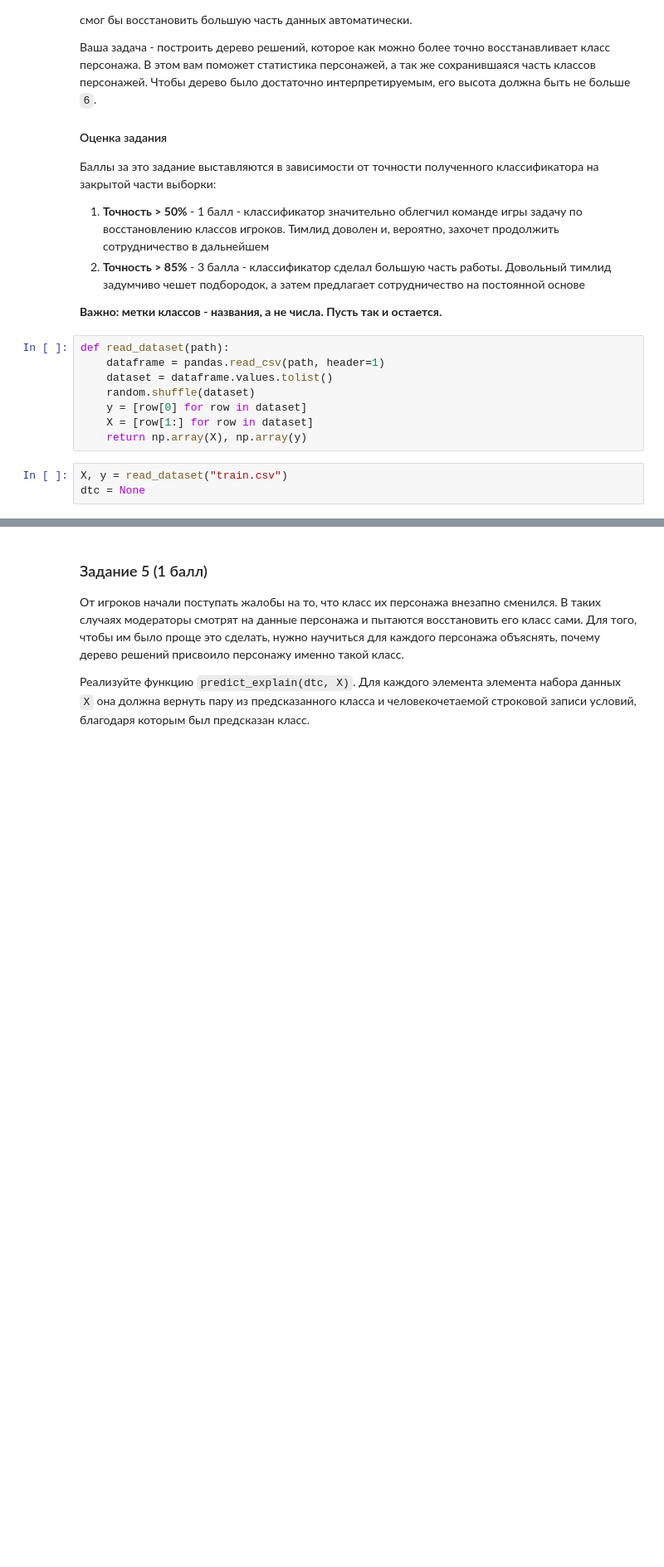
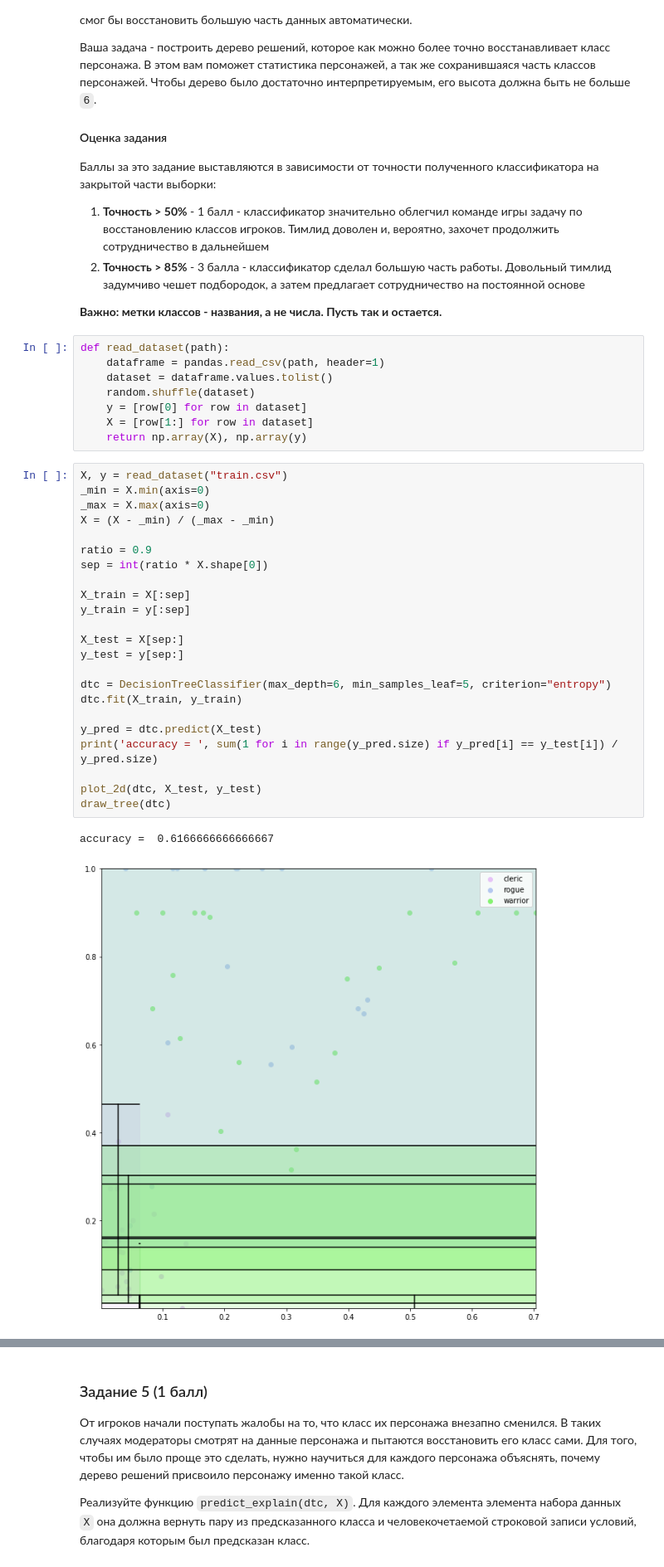
Before and after one commit to maximumSHOT-HSE/ML-HW, a Jupyter notebook: hw03/hw03_task.ipynb, the cells around one changed output, grey strips where cells are left out. Shown at 83% size. Cells and saved outputs as stored; diff of their text form; blank space fills up the shorter version.

```diff
--- a/hw03/hw03_task.ipynb
+++ b/hw03/hw03_task.ipynb
@@ -242,6 +326,29 @@ def read_dataset(path):
     y = [row[0] for row in dataset]
     X = [row[1:] for row in dataset]
     return np.array(X), np.array(y)
-# %%
-X, y = read_dataset("train.csv")
-dtc = None
+# %%
+X, y = read_dataset("train.csv")
+_min = X.min(axis=0)
+_max = X.max(axis=0)
+X = (X - _min) / (_max - _min)
+
+ratio = 0.9
+sep = int(ratio * X.shape[0])
+
+X_train = X[:sep]
+y_train = y[:sep]
+
+X_test = X[sep:]
+y_test = y[sep:]
+
+dtc = DecisionTreeClassifier(max_depth=6, min_samples_leaf=5, criterion="entropy")
+dtc.fit(X_train, y_train)
+
+y_pred = dtc.predict(X_test)
+print('accuracy = ', sum(1 for i in range(y_pred.size) if y_pred[i] == y_test[i]) / y_pred.size)
+
+plot_2d(dtc, X_test, y_test)
+draw_tree(dtc)
+# %% [output]
+accuracy =  0.6166666666666667
+[figure, added]
```
Also changed, not shown: parts of 12 cells of this notebook, 5 other files.
